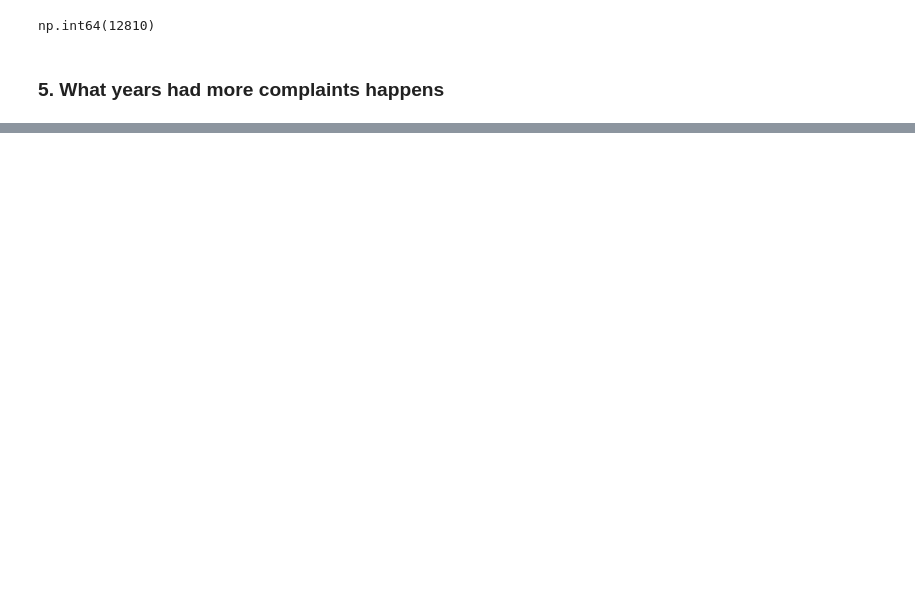
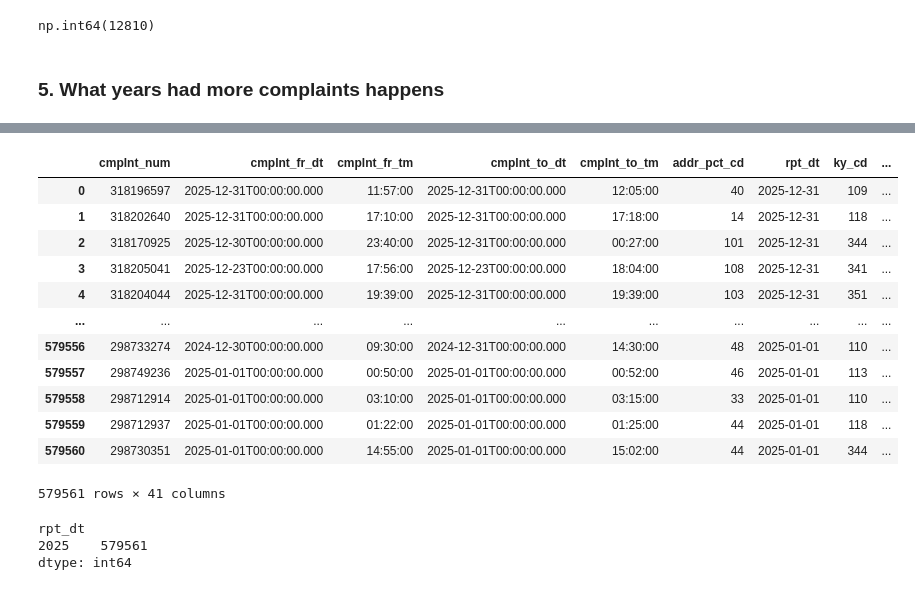
Before and after one commit to salioudunn11/Crime_Complaints_and_arrests_NYC_Data_Project, a Jupyter notebook: index.ipynb, the cells around one changed output, grey strips where cells are left out. Cells and saved outputs as stored; diff of their text form; code cells hidden in the pictures; blank space fills up the shorter version.

```diff
--- a/index.ipynb
+++ b/index.ipynb
@@ -275,0 +266,12 @@ complaints
+# %%
+complaints_2025['rpt_dt'] = pd.to_datetime(complaints_2025['rpt_dt'])
+# %%
+complaints_2025['year']      = complaints_2025['rpt_dt'].dt.year
+complaints_2025['month']     = complaints_2025['rpt_dt'].dt.month
+complaints_2025['day']       = complaints_2025['rpt_dt'].dt.day
+complaints_2025['hour']      = complaints_2025['rpt_dt'].dt.hour
+complaints_2025['dayofweek'] = complaints_2025['rpt_dt'].dt.dayofweek
+complaints_2025['day_name']  = complaints_2025['rpt_dt'].dt.day_name()
+
+print("Time attributes: year, month, day, hour, dayofweek, day_name")
+print(f"Years: {sorted(complaints_2025['year'].unique())}")
@@ -275,0 +281,13 @@ complaints
+# %%
+days = [
+    "Monday", "Tuesday", "Wednesday",
+    "Thursday", "Friday", "Saturday", "Sunday"
+]
+
+complaints_2025["day_name"] = pd.Categorical(
+    complaints_2025["day_name"],
+    categories=days,
+    ordered=True
+)
+
+complaints_2025.groupby("day_name").size()
@@ -275,0 +304,22 @@ complaints
+# %%
+complaints_2025
+# %% [output]
+|  | cmplnt_num | cmplnt_fr_dt | cmplnt_fr_tm | cmplnt_to_dt | cmplnt_to_tm | addr_pct_cd | rpt_dt | ky_cd | ... |
+| 0 | 318196597 | 2025-12-31T00:00:00.000 | 11:57:00 | 2025-12-31T00:00:00.000 | 12:05:00 | 40 | 2025-12-31 | 109 | ... |
+| 1 | 318202640 | 2025-12-31T00:00:00.000 | 17:10:00 | 2025-12-31T00:00:00.000 | 17:18:00 | 14 | 2025-12-31 | 118 | ... |
+| 2 | 318170925 | 2025-12-30T00:00:00.000 | 23:40:00 | 2025-12-31T00:00:00.000 | 00:27:00 | 101 | 2025-12-31 | 344 | ... |
+| 3 | 318205041 | 2025-12-23T00:00:00.000 | 17:56:00 | 2025-12-23T00:00:00.000 | 18:04:00 | 108 | 2025-12-31 | 341 | ... |
+| 4 | 318204044 | 2025-12-31T00:00:00.000 | 19:39:00 | 2025-12-31T00:00:00.000 | 19:39:00 | 103 | 2025-12-31 | 351 | ... |
+| ... | ... | ... | ... | ... | ... | ... | ... | ... | ... |
+| 579556 | 298733274 | 2024-12-30T00:00:00.000 | 09:30:00 | 2024-12-31T00:00:00.000 | 14:30:00 | 48 | 2025-01-01 | 110 | ... |
+| 579557 | 298749236 | 2025-01-01T00:00:00.000 | 00:50:00 | 2025-01-01T00:00:00.000 | 00:52:00 | 46 | 2025-01-01 | 113 | ... |
+| 579558 | 298712914 | 2025-01-01T00:00:00.000 | 03:10:00 | 2025-01-01T00:00:00.000 | 03:15:00 | 33 | 2025-01-01 | 110 | ... |
+| 579559 | 298712937 | 2025-01-01T00:00:00.000 | 01:22:00 | 2025-01-01T00:00:00.000 | 01:25:00 | 44 | 2025-01-01 | 118 | ... |
+| 579560 | 298730351 | 2025-01-01T00:00:00.000 | 14:55:00 | 2025-01-01T00:00:00.000 | 15:02:00 | 44 | 2025-01-01 | 344 | ... |
+579561 rows × 41 columns
+# %%
+complaints_2025.groupby(complaints_2025["rpt_dt"].dt.year).size()
+# %% [output]
+rpt_dt
+2025    579561
+dtype: int64
```
Also changed, not shown: parts of 9 cells of this notebook, 1 other file.
